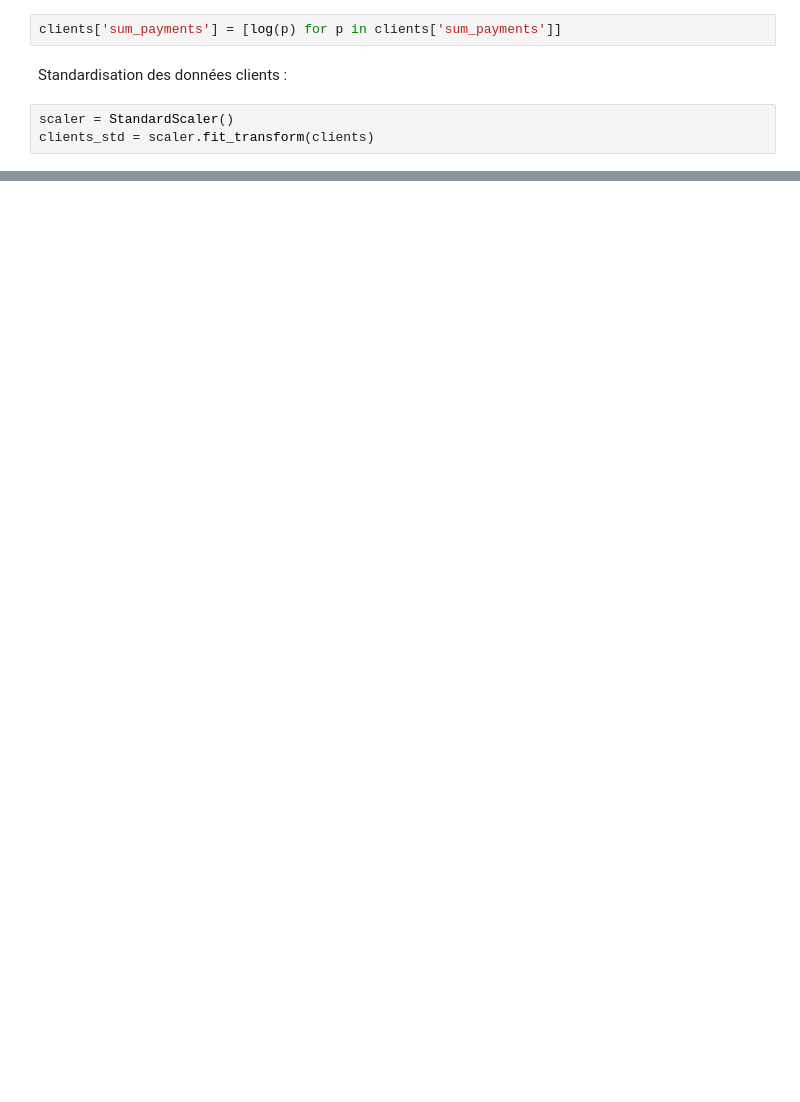
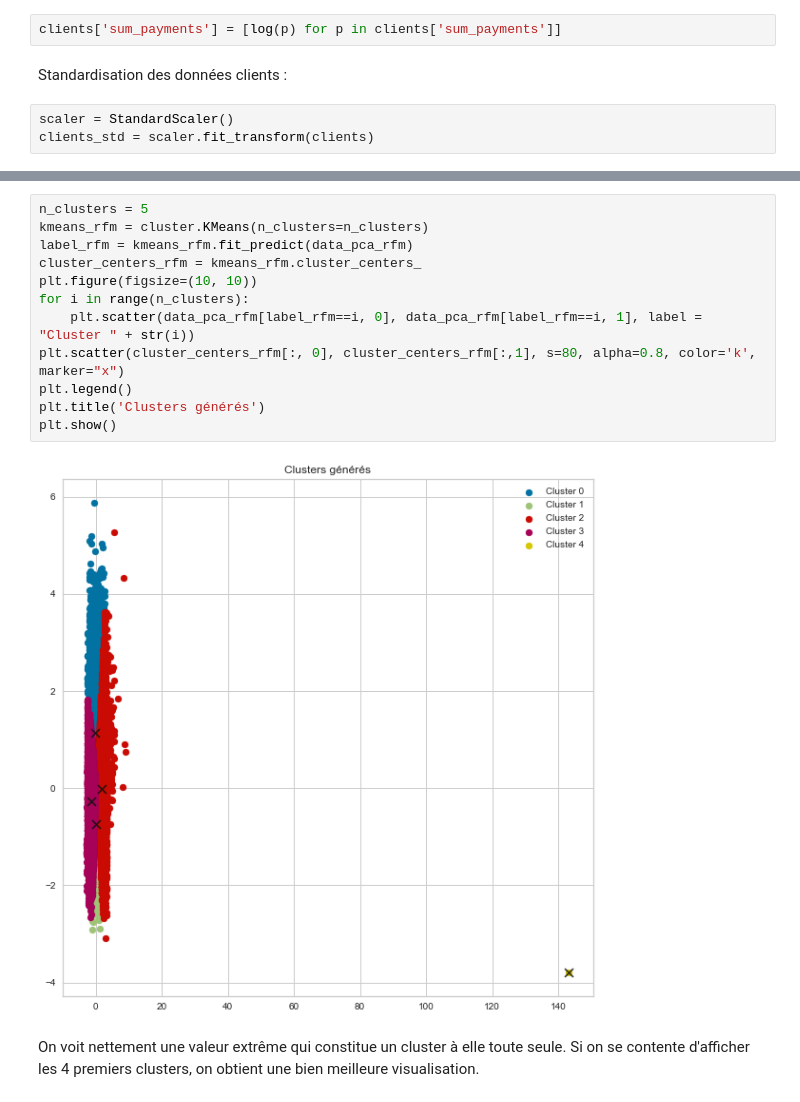
Before and after one commit to JulienGremillot/OpenClassrooms_Ingenieur_Machine_Learning, a Jupyter notebook: Segmentez des clients d'un site e-commerce/Segmentez des clients d'un site e-commerce - 2.ipynb, the cells around one changed output, grey strips where cells are left out. Saved outputs shown, nothing was run; the diff lists cells and outputs as text; blank space fills up the shorter version.

```diff
--- a/Segmentez des clients d'un site e-commerce/Segmentez des clients d'un site e-commerce - 2.ipynb
+++ b/Segmentez des clients d'un site e-commerce/Segmentez des clients d'un site e-commerce - 2.ipynb
@@ -183,0 +297,16 @@ plt.show()
+# %%
+n_clusters = 5
+kmeans_rfm = cluster.KMeans(n_clusters=n_clusters)
+label_rfm = kmeans_rfm.fit_predict(data_pca_rfm)
+cluster_centers_rfm = kmeans_rfm.cluster_centers_
+plt.figure(figsize=(10, 10))
+for i in range(n_clusters):
+    plt.scatter(data_pca_rfm[label_rfm==i, 0], data_pca_rfm[label_rfm==i, 1], label = "Cluster " + str(i))
+plt.scatter(cluster_centers_rfm[:, 0], cluster_centers_rfm[:,1], s=80, alpha=0.8, color='k', marker="x")
+plt.legend()
+plt.title('Clusters générés')
+plt.show()
+# %% [output]
+[figure, added]
+# %% [markdown]
+On voit nettement une valeur extrême qui constitue un cluster à elle toute seule. Si on se contente d'afficher les 4 premiers clusters, on obtient une bien meilleure visualisation.
```
Also changed, not shown: parts of 29 cells of this notebook.
